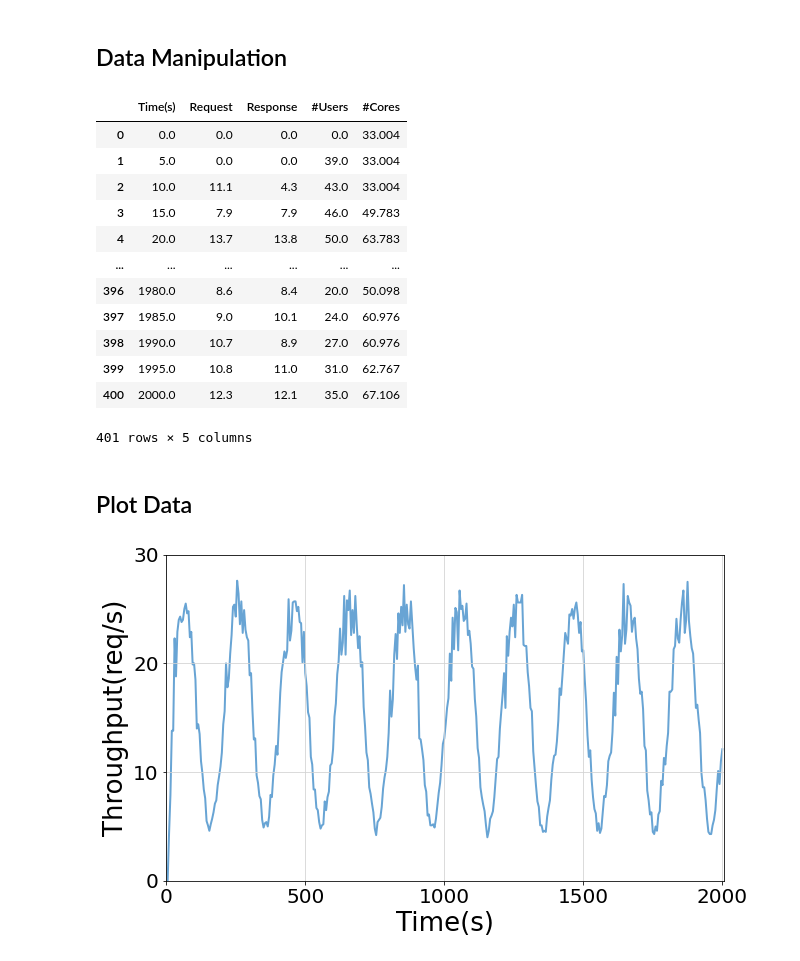
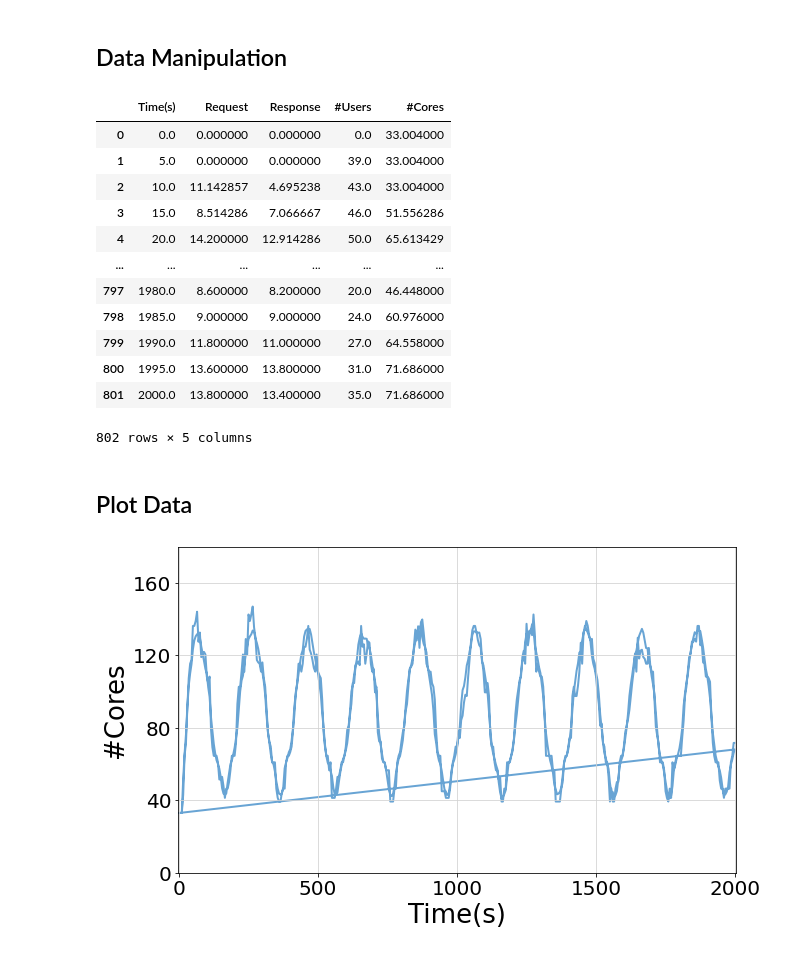
Before and after one commit to LBacchiani/acmeair_abs, a Jupyter notebook: benchmarks/main.ipynb, the cells around one changed output. Saved outputs shown, nothing was run; the diff lists cells and outputs as text; code cells hidden in the pictures.

```diff
--- a/benchmarks/main.ipynb
+++ b/benchmarks/main.ipynb
@@ -13,7 +13,7 @@ Define some constant for plots
 # %%
 data_folder = 'data/'
 
-n_run = 2#sum(1 for item in os.listdir(data_folder) if os.path.isfile(os.path.join(data_folder, item)))
+n_run = sum(1 for item in os.listdir(data_folder) if os.path.isfile(os.path.join(data_folder, item)))
 data_files = ['run' + str(i+1) + ".txt" for i in range(0,n_run)]
 target_cols = ['Response', '#Users', '#Cores']
 target_labels = ['Throughput(req/s)', '#Users', '#Cores']
@@ -41,22 +41,22 @@ average_df = concatenated_df.groupby(level=0).mean()
 average_df
 # %% [output]
 |  | Time(s) | Request | Response | #Users | #Cores |
-| 0 | 0.0 | 0.0 | 0.0 | 0.0 | 33.004 |
-| 1 | 5.0 | 0.0 | 0.0 | 39.0 | 33.004 |
-| 2 | 10.0 | 11.1 | 4.3 | 43.0 | 33.004 |
-| 3 | 15.0 | 7.9 | 7.9 | 46.0 | 49.783 |
-| 4 | 20.0 | 13.7 | 13.8 | 50.0 | 63.783 |
+| 0 | 0.0 | 0.000000 | 0.000000 | 0.0 | 33.004000 |
+| 1 | 5.0 | 0.000000 | 0.000000 | 39.0 | 33.004000 |
+| 2 | 10.0 | 11.142857 | 4.695238 | 43.0 | 33.004000 |
+| 3 | 15.0 | 8.514286 | 7.066667 | 46.0 | 51.556286 |
+| 4 | 20.0 | 14.200000 | 12.914286 | 50.0 | 65.613429 |
 | ... | ... | ... | ... | ... | ... |
-| 396 | 1980.0 | 8.6 | 8.4 | 20.0 | 50.098 |
-| 397 | 1985.0 | 9.0 | 10.1 | 24.0 | 60.976 |
-| 398 | 1990.0 | 10.7 | 8.9 | 27.0 | 60.976 |
-| 399 | 1995.0 | 10.8 | 11.0 | 31.0 | 62.767 |
-| 400 | 2000.0 | 12.3 | 12.1 | 35.0 | 67.106 |
+| 797 | 1980.0 | 8.600000 | 8.200000 | 20.0 | 46.448000 |
+| 798 | 1985.0 | 9.000000 | 9.000000 | 24.0 | 60.976000 |
+| 799 | 1990.0 | 11.800000 | 11.000000 | 27.0 | 64.558000 |
+| 800 | 1995.0 | 13.600000 | 13.800000 | 31.0 | 71.686000 |
+| 801 | 2000.0 | 13.800000 | 13.400000 | 35.0 | 71.686000 |
-401 rows × 5 columns
+802 rows × 5 columns
 # %% [markdown]
 ## Plot Data
 # %%
-target_index = 0
+target_index = 2
 save_label = save_labels[target_index]
 
 x = average_df['Time(s)']
@@ -82,32 +82,32 @@ p = ax.plot(x,
            alpha=1
            )
 
 up, down, step = 0,0,0
 if target_cols[target_index] == '#Users':
     up = 80
     step = 20
 elif target_cols[target_index] == 'Response':
     up = 30
     step = 10
 elif target_cols[target_index] == '#Cores':
     up = 180
     step = 40
 
 # set axis limits
 ax.set_yscale('linear')
 ax.set_xlim(-2, int(max(x)) + 5)
 ax.set_ylim(down, up)
 ax.set_yticks(range(0, up+1, step))
 
 # set ticks and labels
 ax.set_ylabel(target_labels[target_index], fontsize=26)
 ax.set_xlabel('Time(s)', fontsize=26)
 ax.set_xticks(range(0, int(max(x)) + 500, 500))
 ax.tick_params(axis='both', which='major', labelsize=20)
 
 # legend settings
 #ax.legend(loc='upper left', ncol=1, frameon=True, fontsize=13.5)
 
-#fig.savefig(f'../../phd-thesis/figures/{save_label}.pdf', dpi=300, format='pdf', bbox_inches='tight')
+fig.savefig(f'../../phd-thesis/figures/{save_label}.pdf', dpi=300, format='pdf', bbox_inches='tight')
 # %% [output]
-[figure, old version]
+[figure, new version]
```
Also changed, not shown: 31 other files.
